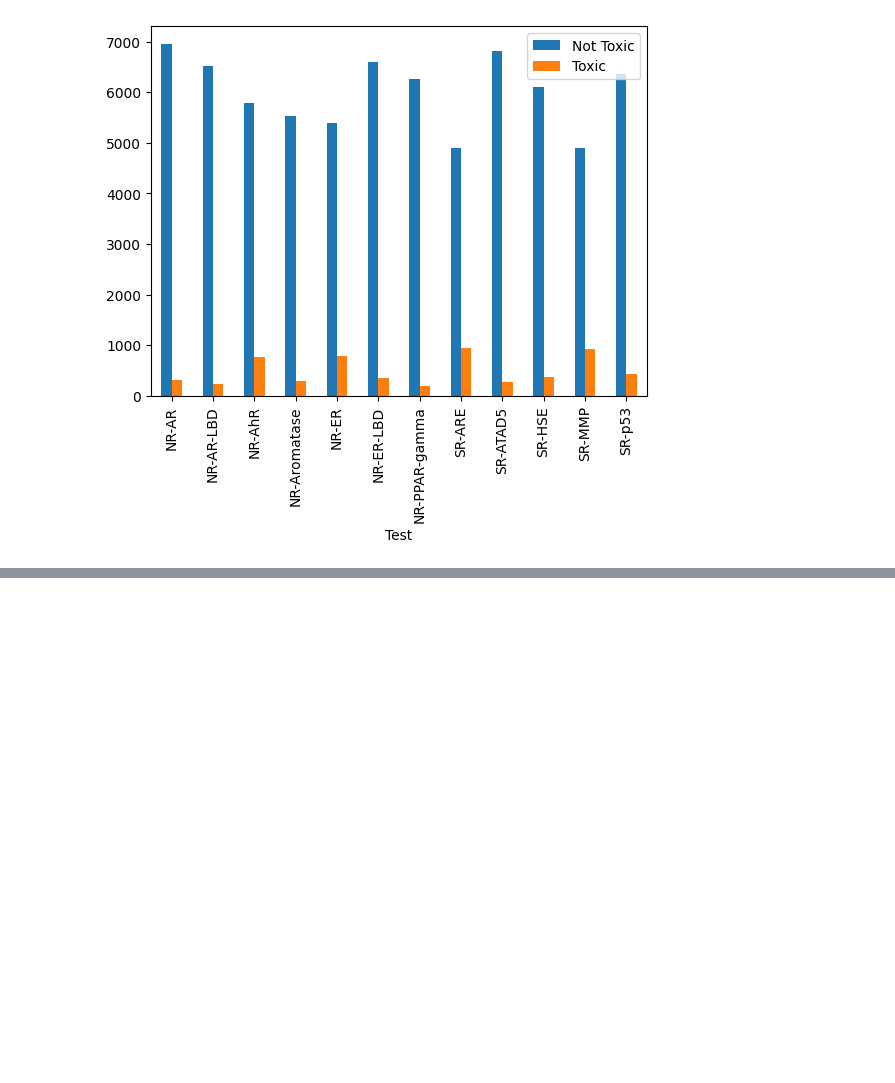
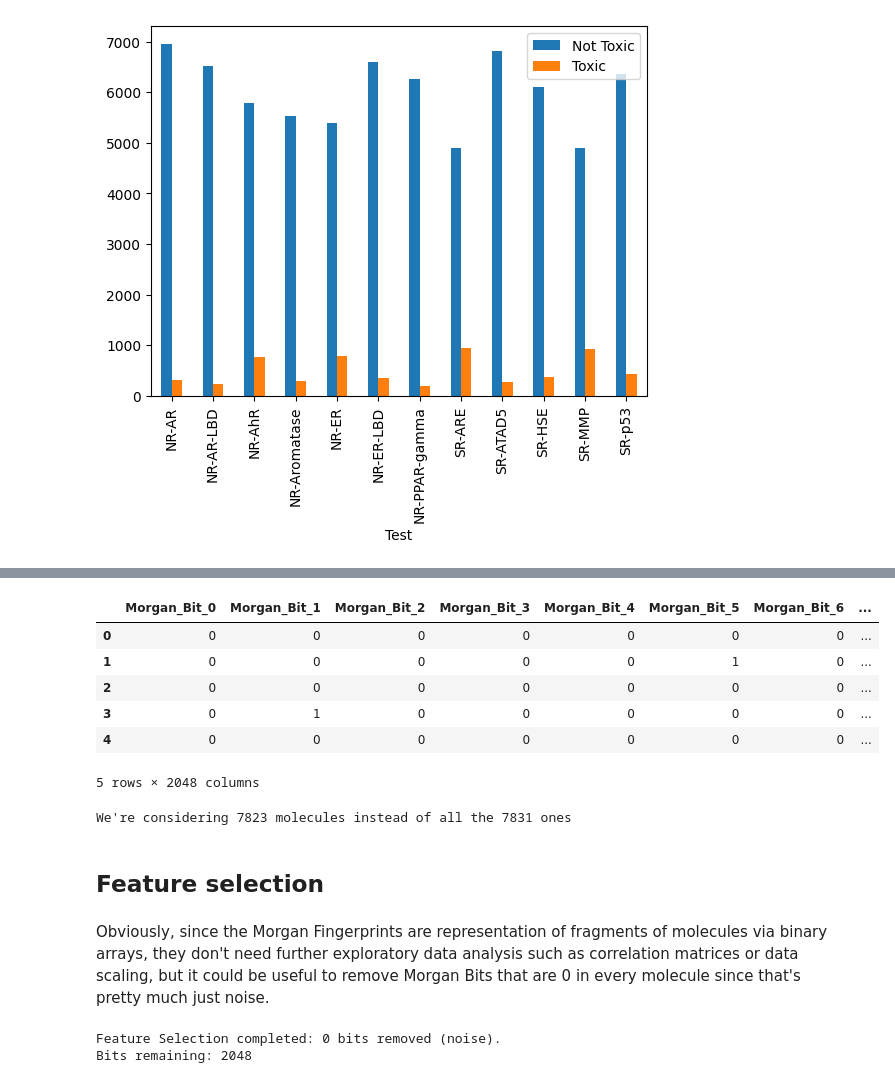
Before and after one commit to marco-la-rosa/tox21-toxicity-ML-classification, a Jupyter notebook: tox21-toxicity-ML-classification.ipynb, the cells around one changed output, grey strips where cells are left out. Drawn from its saved outputs; the diff is of its cells as text; code cells hidden in the pictures; blank space fills up the shorter version.

Commit message:
feature extraction via morgan fingerprints and feature selection via variance threshold

```diff
--- a/tox21-toxicity-ML-classification.ipynb
+++ b/tox21-toxicity-ML-classification.ipynb
@@ -110,0 +166,12 @@ counts_df.plot.bar(x="Test")
+# %%
+mfp_gen = rdFingerprintGenerator.GetMorganGenerator(radius=2, fpSize=2048)
+# %%
+morgan_fingerprints = []
+valid_indexes = []
+
+for index, row in df.iterrows():
+    mol = Chem.MolFromSmiles(row["smiles"])
+    if mol is not None: # Not all molecules are correctly processed by the "MolFromSmiles" RDKit function so let's filter them
+      fp = list(mfp_gen.GetFingerprint(mol))
+      morgan_fingerprints.append(fp)
+      valid_indexes.append(index)
@@ -110,0 +188,21 @@ counts_df.plot.bar(x="Test")
+# %%
+columns = [f"Morgan_Bit_{i}" for i in range(2048)]
+morgan_fingerprints_df = pd.DataFrame(morgan_fingerprints, columns=columns, index=valid_indexes)
+
+morgan_fingerprints_df.head()
+# %% [output]
+|  | Morgan_Bit_0 | Morgan_Bit_1 | Morgan_Bit_2 | Morgan_Bit_3 | Morgan_Bit_4 | Morgan_Bit_5 | Morgan_Bit_6 | ... |
+| 0 | 0 | 0 | 0 | 0 | 0 | 0 | 0 | ... |
+| 1 | 0 | 0 | 0 | 0 | 0 | 1 | 0 | ... |
+| 2 | 0 | 0 | 0 | 0 | 0 | 0 | 0 | ... |
+| 3 | 0 | 1 | 0 | 0 | 0 | 0 | 0 | ... |
+| 4 | 0 | 0 | 0 | 0 | 0 | 0 | 0 | ... |
+5 rows × 2048 columns
+# %%
+print(f"We're considering {len(valid_indexes)} molecules instead of all the {len(df)} ones")
+# %% [output]
+We're considering 7823 molecules instead of all the 7831 ones
+# %% [markdown]
+## **Feature selection**
+# %% [markdown]
+Obviously, since the Morgan Fingerprints are representation of fragments of molecules via binary arrays, they don't need further exploratory data analysis such as correlation matrices or data scaling, but it could be useful to remove Morgan Bits that are 0 in every molecule since that's pretty much just noise.
@@ -110,0 +214,7 @@ counts_df.plot.bar(x="Test")
+# %%
+dropped_bits = 2048 - bits_selected.shape[1]
+print(f"Feature Selection completed: {dropped_bits} bits removed (noise).")
+print(f"Bits remaining: {bits_selected.shape[1]}")
+# %% [output]
+Feature Selection completed: 0 bits removed (noise).
+Bits remaining: 2048
```
Also changed, not shown: parts of 21 cells of this notebook.
